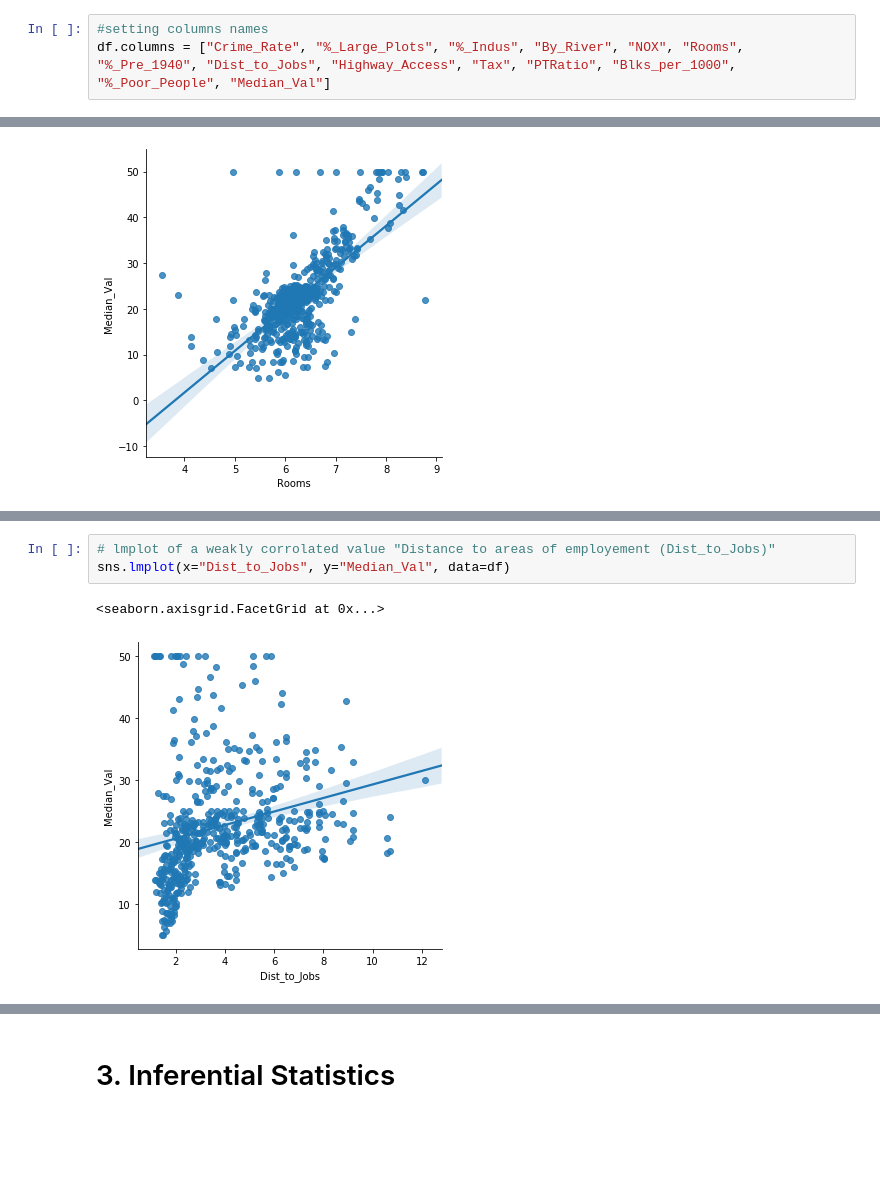
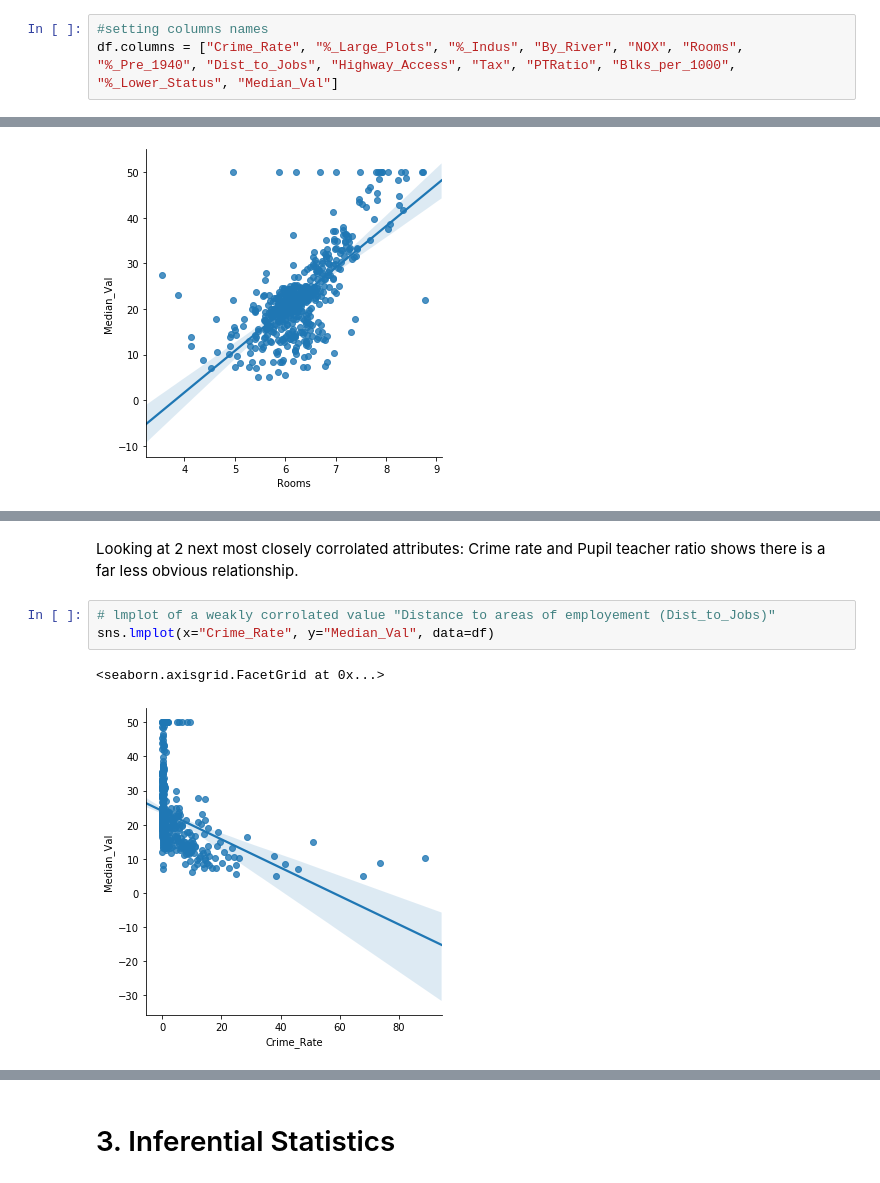
Before and after one commit to ConorHogan/MachineLearning-and-Statistics-Project, a Jupyter notebook: Machine-Learning-and-Statistics-Project-Notebook.ipynb, the cells around one changed output, grey strips where cells are left out. Saved outputs shown, nothing was run; the diff lists cells and outputs as text; blank space fills up the shorter version.

Commit message:
Added notes from reading source paper and updated attribute descriptions

```diff
--- a/Machine-Learning-and-Statistics-Project-Notebook.ipynb
+++ b/Machine-Learning-and-Statistics-Project-Notebook.ipynb
@@ -49,7 +75,7 @@ Boston house prices dataset
 ### Adding more readable column names
 # %%
 #setting columns names
-df.columns = ["Crime_Rate", "%_Large_Plots", "%_Indus", "By_River", "NOX", "Rooms", "%_Pre_1940", "Dist_to_Jobs", "Highway_Access", "Tax", "PTRatio", "Blks_per_1000", "%_Poor_People", "Median_Val"]
+df.columns = ["Crime_Rate", "%_Large_Plots", "%_Indus", "By_River", "NOX", "Rooms", "%_Pre_1940", "Dist_to_Jobs", "Highway_Access", "Tax", "PTRatio", "Blks_per_1000", "%_Lower_Status", "Median_Val"]
 # %%
 #checking the new column names line up
 df.head()
@@ -125,9 +176,11 @@ sns.lmplot(x="%_Poor_People", y="Median_Val", data=df)
 # %% [output]
 <seaborn.axisgrid.FacetGrid at 0x...>
 [figure]
+# %% [markdown]
+Looking at 2 next most closely corrolated attributes: Crime rate and Pupil teacher ratio shows there is a far less obvious relationship.
 # %%
 # lmplot of a weakly corrolated value "Distance to areas of employement (Dist_to_Jobs)"
-sns.lmplot(x="Dist_to_Jobs", y="Median_Val", data=df)
+sns.lmplot(x="Crime_Rate", y="Median_Val", data=df)
 # %% [output]
 <seaborn.axisgrid.FacetGrid at 0x...>
-[figure, old version]
+[figure, new version]
```
Also changed, not shown: parts of 12 cells of this notebook, 1 other file.
